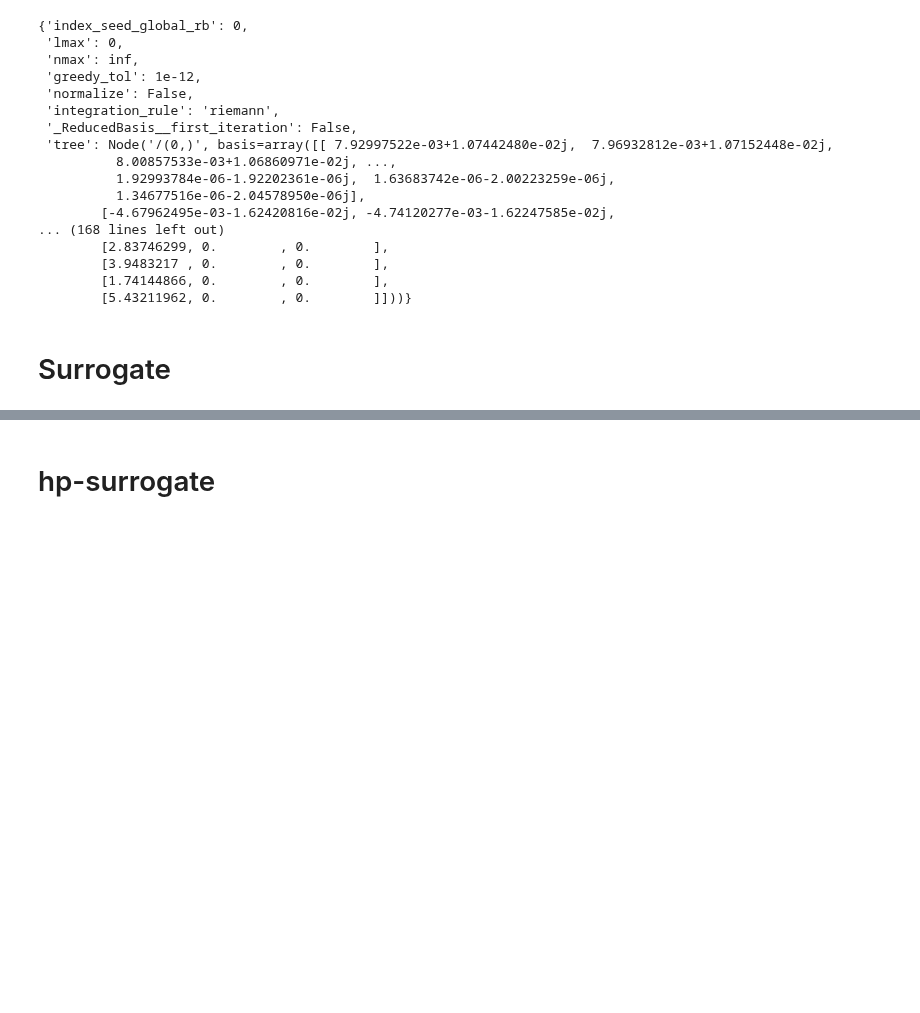
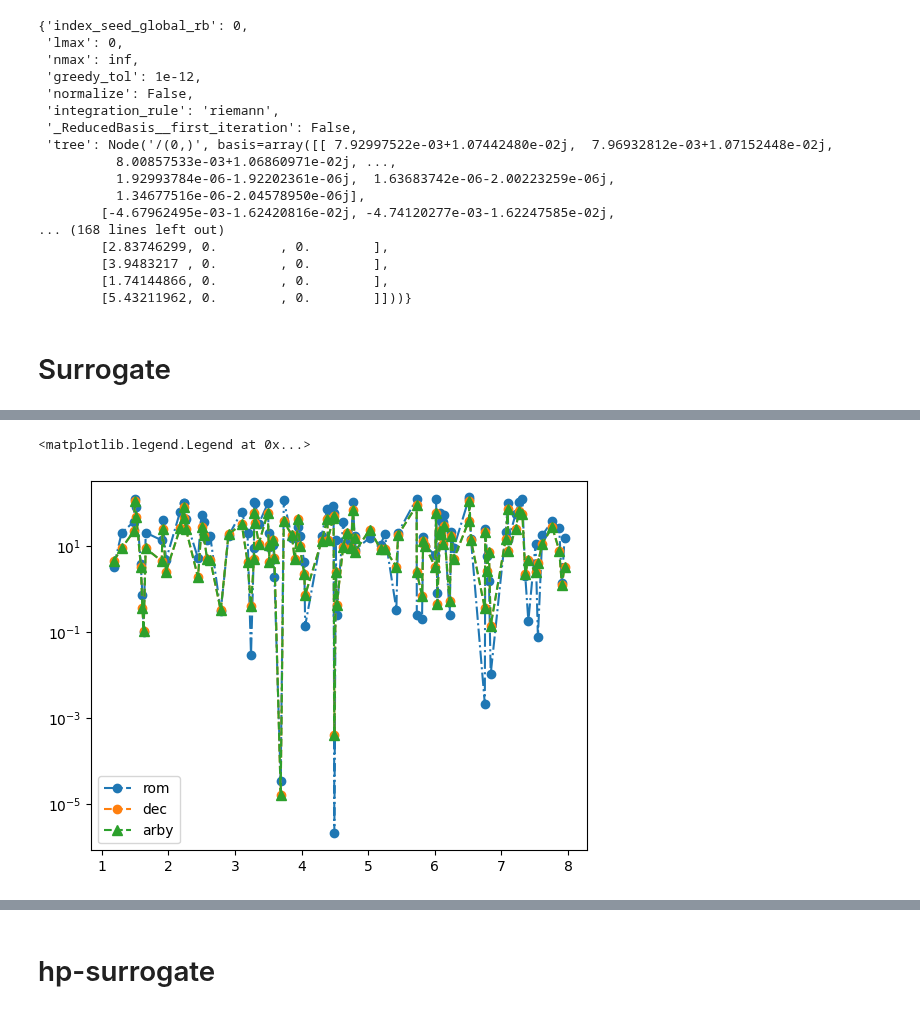
Before and after one commit to francocerino/scikit-reducedmodel, a Jupyter notebook: demo.ipynb, the cells around one changed output, grey strips where cells are left out. Drawn from its saved outputs; the diff is of its cells as text; code cells hidden in the pictures; blank space fills up the shorter version.

```diff
--- a/demo.ipynb
+++ b/demo.ipynb
@@ -653,0 +643,13 @@ assert errors_f_model == errors_rom
+# %%
+plt.yscale("log")
+x = np.sort(q_test[:,0])
+argsort = np.argsort(q_train[:,0])
+plt.plot(x,np.real(errors_rom)[argsort],"o-.",label="rom")
+plt.plot(x,np.real(errors_decomposition)[argsort],"o--",label="dec")
+plt.plot(x,np.real(errors_arby)[argsort],"^--",ms=7,label="arby")
+#plt.plot(x,np.array(errors_eim)[argsort],"o--",label="eim")
+#plt.plot(x,np.array(errors_rb)[argsort],"o--",label="rb")
+plt.legend()
+# %% [output]
+<matplotlib.legend.Legend at 0x...>
+[figure, added]
```
Also changed, not shown: parts of 34 cells of this notebook, 4 other files.
